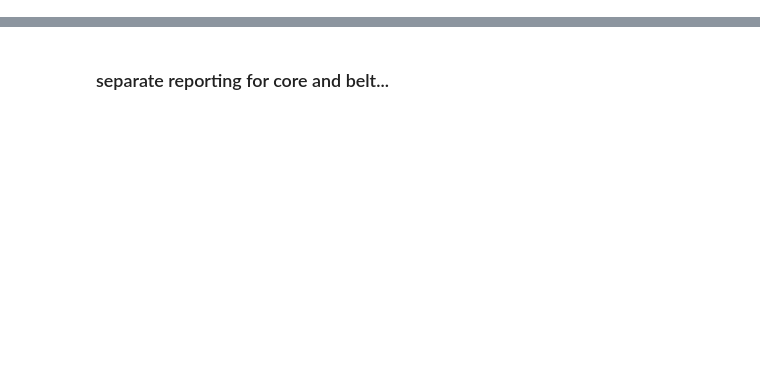
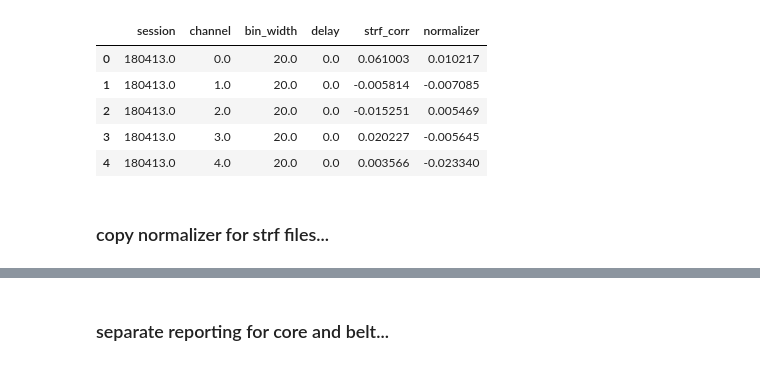
Before and after one commit to bilalhsp/Auditory_Cortex, a Jupyter notebook: notebooks/NIPS_rebuttal.ipynb, the cells around one changed output, grey strips where cells are left out. Drawn from its saved outputs; the diff is of its cells as text; code cells hidden in the pictures; blank space fills up the shorter version.

```diff
--- a/notebooks/NIPS_rebuttal.ipynb
+++ b/notebooks/NIPS_rebuttal.ipynb
@@ -23,0 +37,13 @@ from pycolormap_2d import ColorMap2DBremm, ColorMap2DZiegler
+# %%
+STRF_file_path = os.path.join(saved_corr_dir, 'STRF_1_third_corr_results.csv')
+baseline_corr = pd.read_csv(STRF_file_path)
+baseline_corr.head(5)
+# %% [output]
+|  | session | channel | bin_width | delay | strf_corr | normalizer |
+| 0 | 180413.0 | 0.0 | 20.0 | 0.0 | 0.061003 | 0.010217 |
+| 1 | 180413.0 | 1.0 | 20.0 | 0.0 | -0.005814 | -0.007085 |
+| 2 | 180413.0 | 2.0 | 20.0 | 0.0 | -0.015251 | 0.005469 |
+| 3 | 180413.0 | 3.0 | 20.0 | 0.0 | 0.020227 | -0.005645 |
+| 4 | 180413.0 | 4.0 | 20.0 | 0.0 | 0.003566 | -0.023340 |
+# %% [markdown]
+### copy normalizer for strf files...
```
Also changed, not shown: parts of 9 cells of this notebook, 5 other files.
